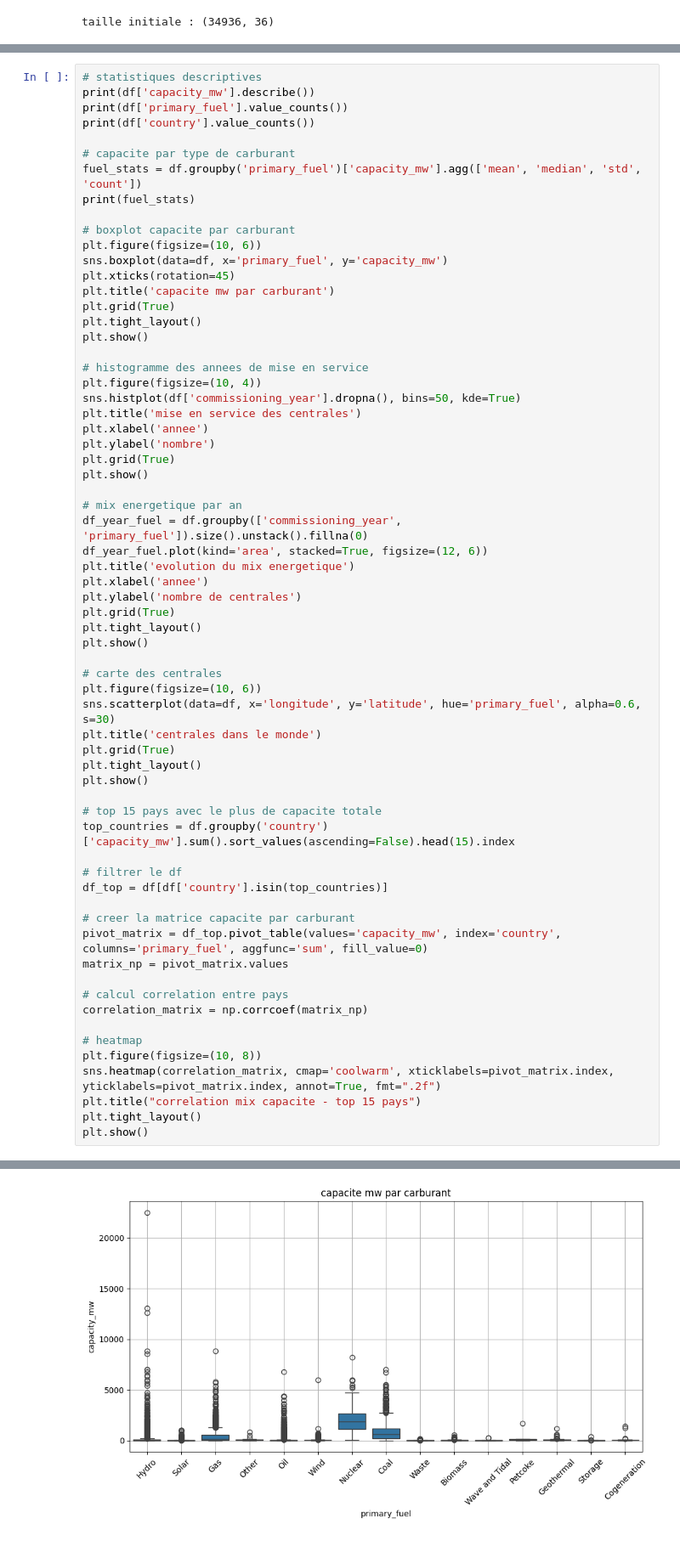
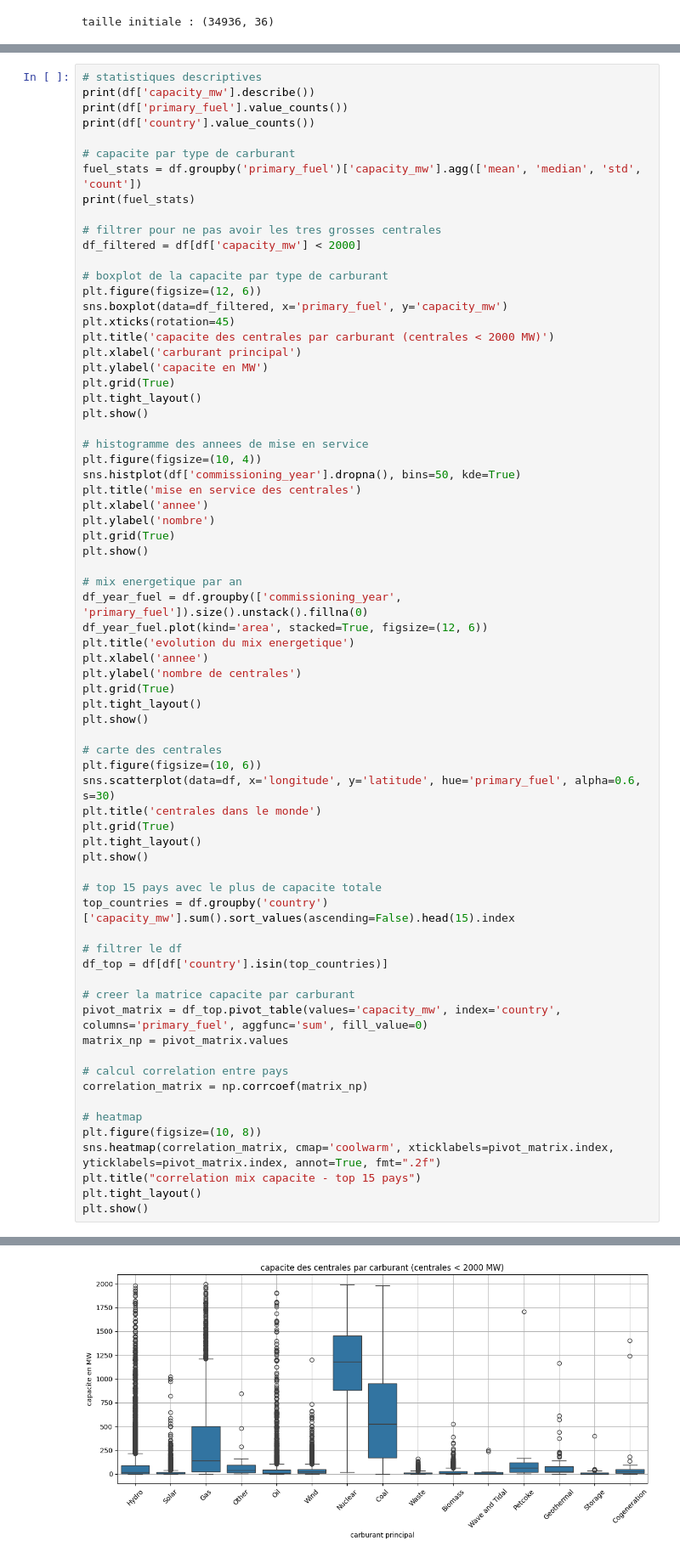
Before and after one commit to Jeynova/GenAI_Bootcamp, a Jupyter notebook: week3/day2/DailyChallenge/daily.ipynb, the cells around one changed output, grey strips where cells are left out. Shown at 85% size. Saved outputs shown, nothing was run; the diff lists cells and outputs as text.

Commit message:
better boxplot

```diff
--- a/week3/day2/DailyChallenge/daily.ipynb
+++ b/week3/day2/DailyChallenge/daily.ipynb
@@ -248,11 +248,16 @@ print(df['country'].value_counts())
 fuel_stats = df.groupby('primary_fuel')['capacity_mw'].agg(['mean', 'median', 'std', 'count'])
 print(fuel_stats)
 
-# boxplot capacite par carburant
-plt.figure(figsize=(10, 6))
-sns.boxplot(data=df, x='primary_fuel', y='capacity_mw')
+# filtrer pour ne pas avoir les tres grosses centrales
+df_filtered = df[df['capacity_mw'] < 2000]
+
+# boxplot de la capacite par type de carburant
+plt.figure(figsize=(12, 6))
+sns.boxplot(data=df_filtered, x='primary_fuel', y='capacity_mw')
 plt.xticks(rotation=45)
-plt.title('capacite mw par carburant')
+plt.title('capacite des centrales par carburant (centrales < 2000 MW)')
+plt.xlabel('carburant principal')
+plt.ylabel('capacite en MW')
 plt.grid(True)
 plt.tight_layout()
 plt.show()
@@ -294,34 +299,34 @@ df_top = df[df['country'].isin(top_countries)]
 pivot_matrix = df_top.pivot_table(values='capacity_mw', index='country', columns='primary_fuel', aggfunc='sum', fill_value=0)
 matrix_np = pivot_matrix.values
 
 # calcul correlation entre pays
 correlation_matrix = np.corrcoef(matrix_np)
 
 # heatmap
 plt.figure(figsize=(10, 8))
 sns.heatmap(correlation_matrix, cmap='coolwarm', xticklabels=pivot_matrix.index, yticklabels=pivot_matrix.index, annot=True, fmt=".2f")
 plt.title("correlation mix capacite - top 15 pays")
 plt.tight_layout()
 plt.show()
 # %% [output]
 count    34936.000000
 mean       163.355148
 std        489.636072
 min          1.000000
 25%          4.900000
 50%         16.745000
 75%         75.344250
 max      22500.000000
 Name: capacity_mw, dtype: float64
 primary_fuel
 Solar             10665
 Hydro              7156
 ... (40 lines left out)
 Storage           12.683704     4.90000    35.574631    135
 Waste             13.809657     4.80000    20.582503   1068
 Wave and Tidal    55.220000     5.00000   101.440708     10
 Wind              49.224126    27.00000   106.138355   5344
-[figure, old version]
+[figure, new version]
 [figure]
 [figure]
 [figure]
```
